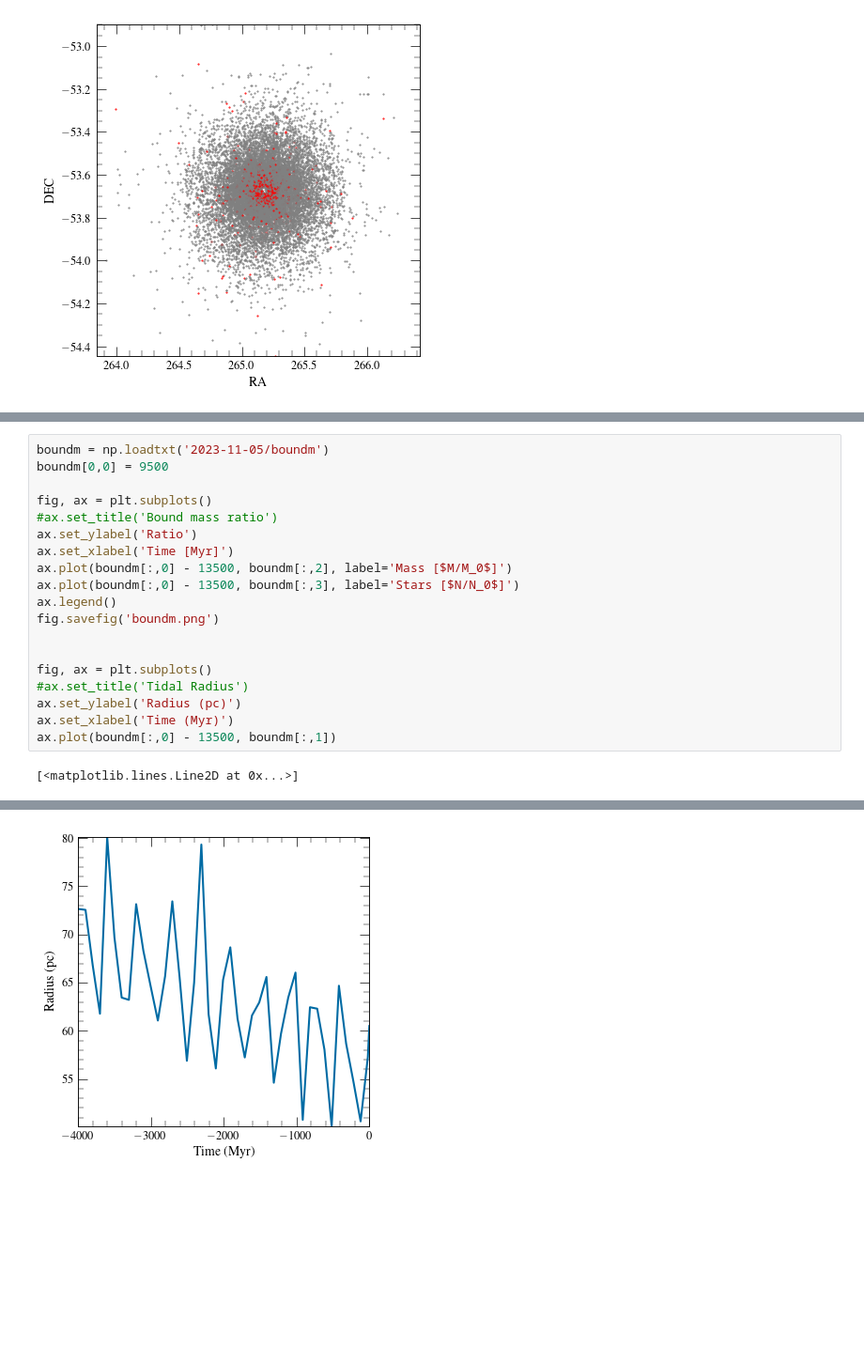
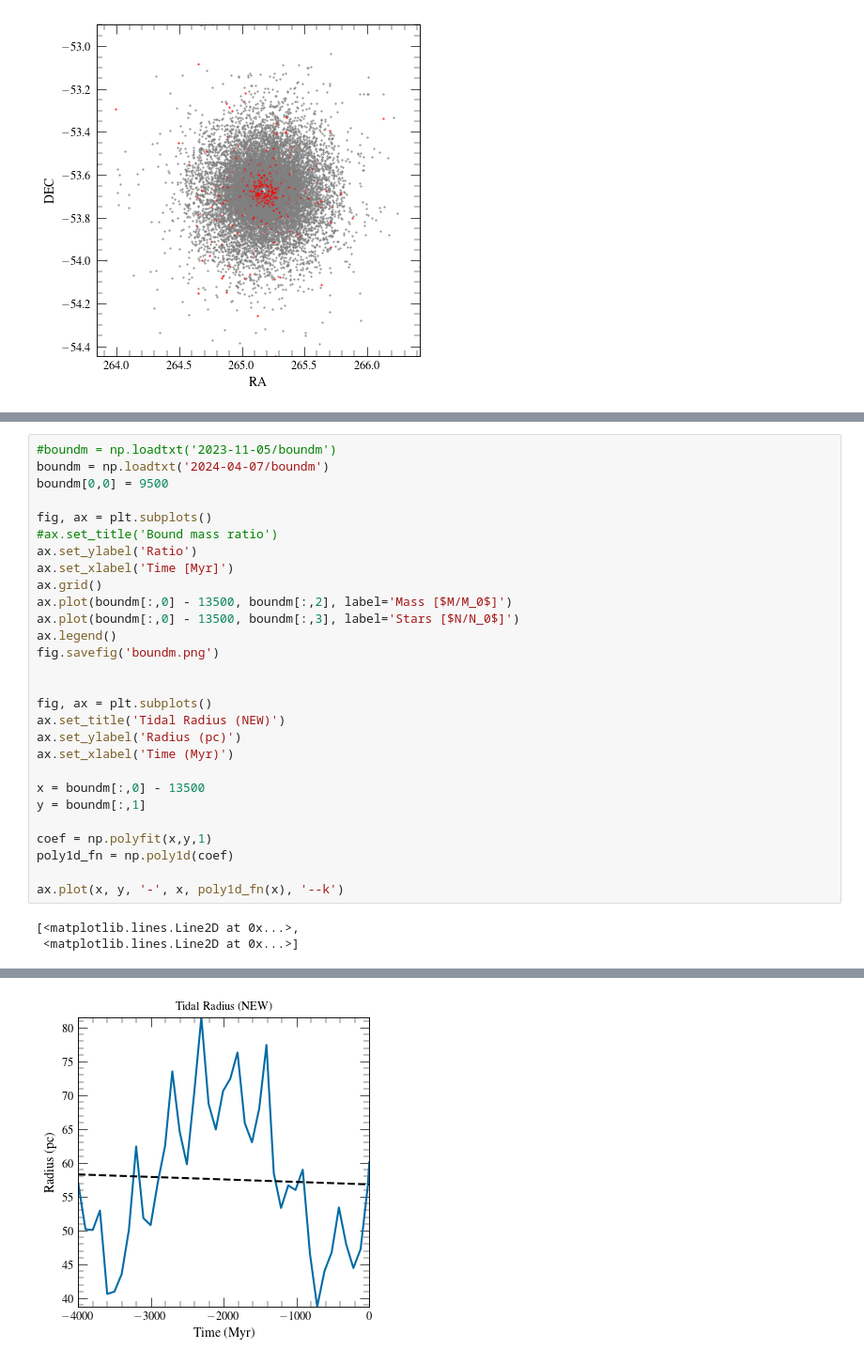
Before and after one commit to anthony-arnold/ngc6397, a Jupyter notebook: ngc6397.ipynb, the cells around one changed output, grey strips where cells are left out. Shown at 94% size. Drawn from its saved outputs; the diff is of its cells as text; blank space fills up the shorter version.

```diff
--- a/ngc6397.ipynb
+++ b/ngc6397.ipynb
@@ -605,11 +629,13 @@ plot_lagr(lagr_4gyr, "Lag. Radii - 4 Gyr (no evolution)", [0, 4000])
 # %%
-boundm = np.loadtxt('2023-11-05/boundm')
+#boundm = np.loadtxt('2023-11-05/boundm')
+boundm = np.loadtxt('2024-04-07/boundm')
 boundm[0,0] = 9500
 
 fig, ax = plt.subplots()
 #ax.set_title('Bound mass ratio')
 ax.set_ylabel('Ratio')
 ax.set_xlabel('Time [Myr]')
+ax.grid()
 ax.plot(boundm[:,0] - 13500, boundm[:,2], label='Mass [$M/M_0$]')
 ax.plot(boundm[:,0] - 13500, boundm[:,3], label='Stars [$N/N_0$]')
 ax.legend()
@@ -617,9 +643,17 @@ fig.savefig('boundm.png')
 
 
 fig, ax = plt.subplots()
-#ax.set_title('Tidal Radius')
+ax.set_title('Tidal Radius (NEW)')
 ax.set_ylabel('Radius (pc)')
 ax.set_xlabel('Time (Myr)')
-ax.plot(boundm[:,0] - 13500, boundm[:,1])
+
+x = boundm[:,0] - 13500
+y = boundm[:,1]
+
+coef = np.polyfit(x,y,1)
+poly1d_fn = np.poly1d(coef)
+
+ax.plot(x, y, '-', x, poly1d_fn(x), '--k')
 # %% [output]
-[<matplotlib.lines.Line2D at 0x...>]
+[<matplotlib.lines.Line2D at 0x...>,
+ <matplotlib.lines.Line2D at 0x...>]
@@ -627 +661 @@ ax.plot(boundm[:,0] - 13500, boundm[:,1])
-[figure, old version]
+[figure, new version]
```
Also changed, not shown: parts of 6 cells of this notebook, 18 other files.
